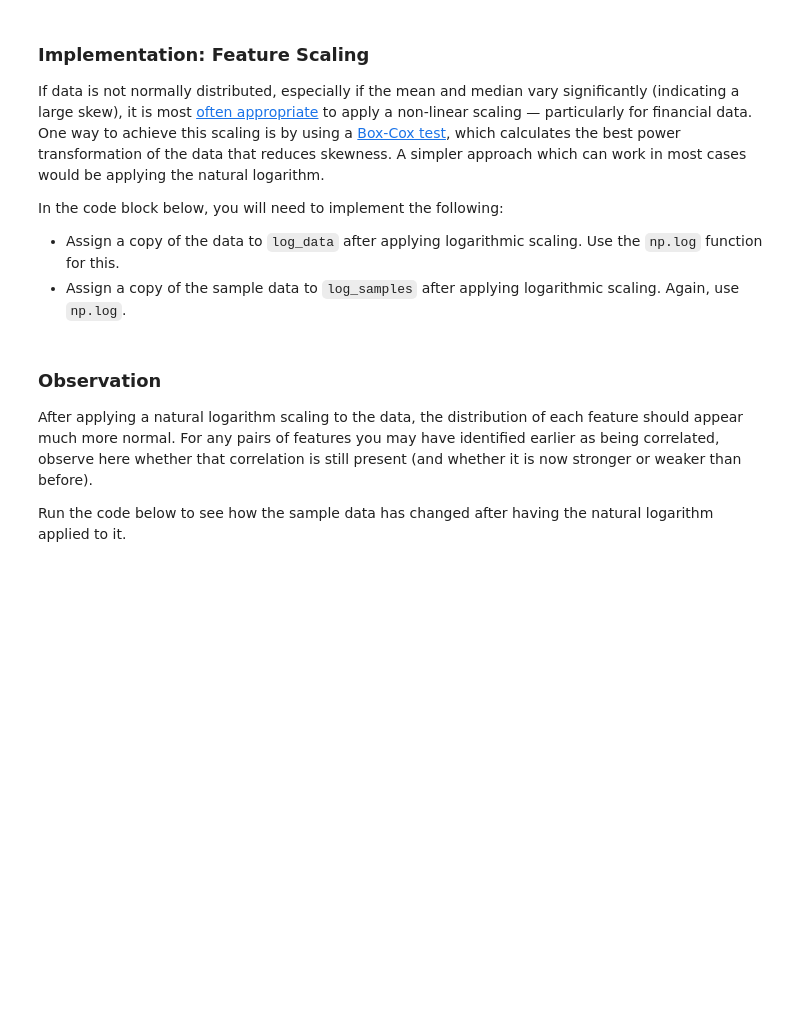
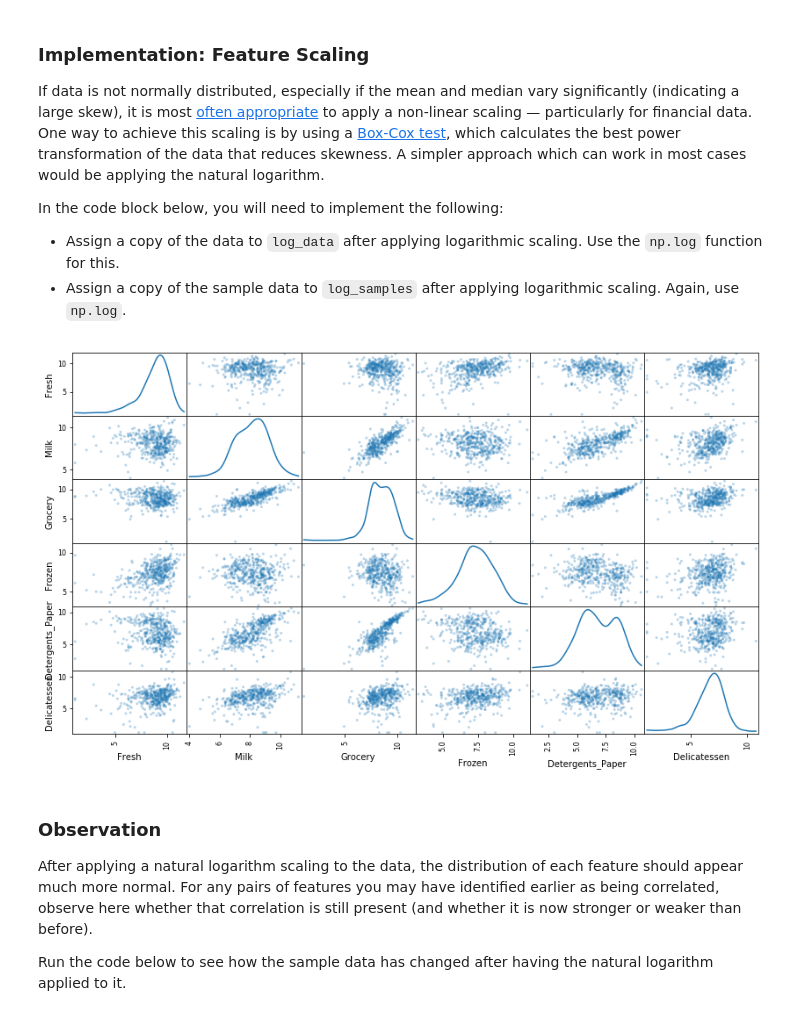
Before and after one commit to KnollFrank/Creating-Customer-Segments, a Jupyter notebook: customer_segments.ipynb, the cells around one changed output. Cells and saved outputs as stored; diff of their text form; code cells hidden in the pictures; blank space fills up the shorter version.

```diff
--- a/customer_segments.ipynb
+++ b/customer_segments.ipynb
@@ -176,13 +176,15 @@ In the code block below, you will need to implement the following:
  - Assign a copy of the sample data to `log_samples` after applying logarithmic scaling. Again, use `np.log`.
 # %%
 # TODO: Scale the data using the natural logarithm
-log_data = None
+log_data = np.log(data)
 
 # TODO: Scale the sample data using the natural logarithm
-log_samples = None
+log_samples = np.log(samples)
 
 # Produce a scatter matrix for each pair of newly-transformed features
-pd.scatter_matrix(log_data, alpha = 0.3, figsize = (14,8), diagonal = 'kde');
+pd.plotting.scatter_matrix(log_data, alpha = 0.3, figsize = (14,8), diagonal = 'kde');
+# %% [output]
+[figure, added]
 # %% [markdown]
 ### Observation
 After applying a natural logarithm scaling to the data, the distribution of each feature should appear much more normal. For any pairs of features you may have identified earlier as being correlated, observe here whether that correlation is still present (and whether it is now stronger or weaker than before).
```
Also changed, not shown: parts of 4 cells of this notebook.
